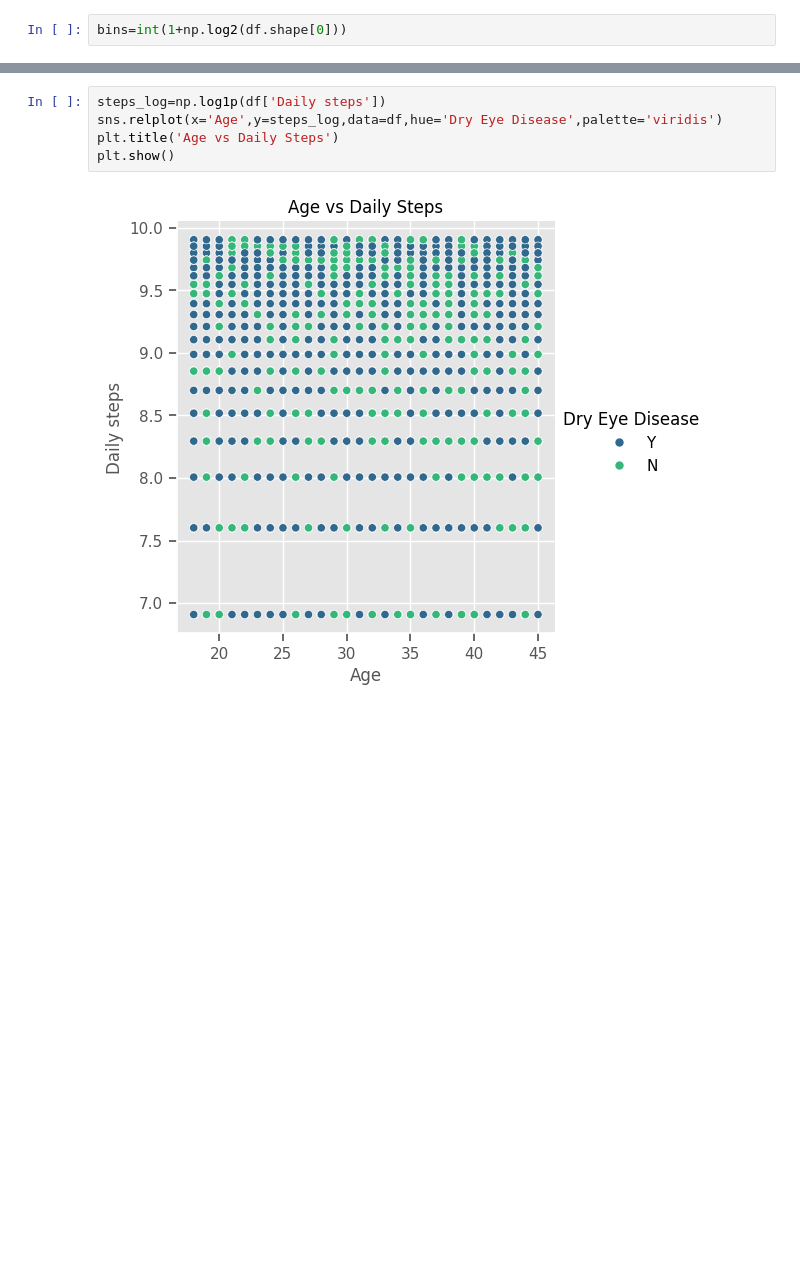
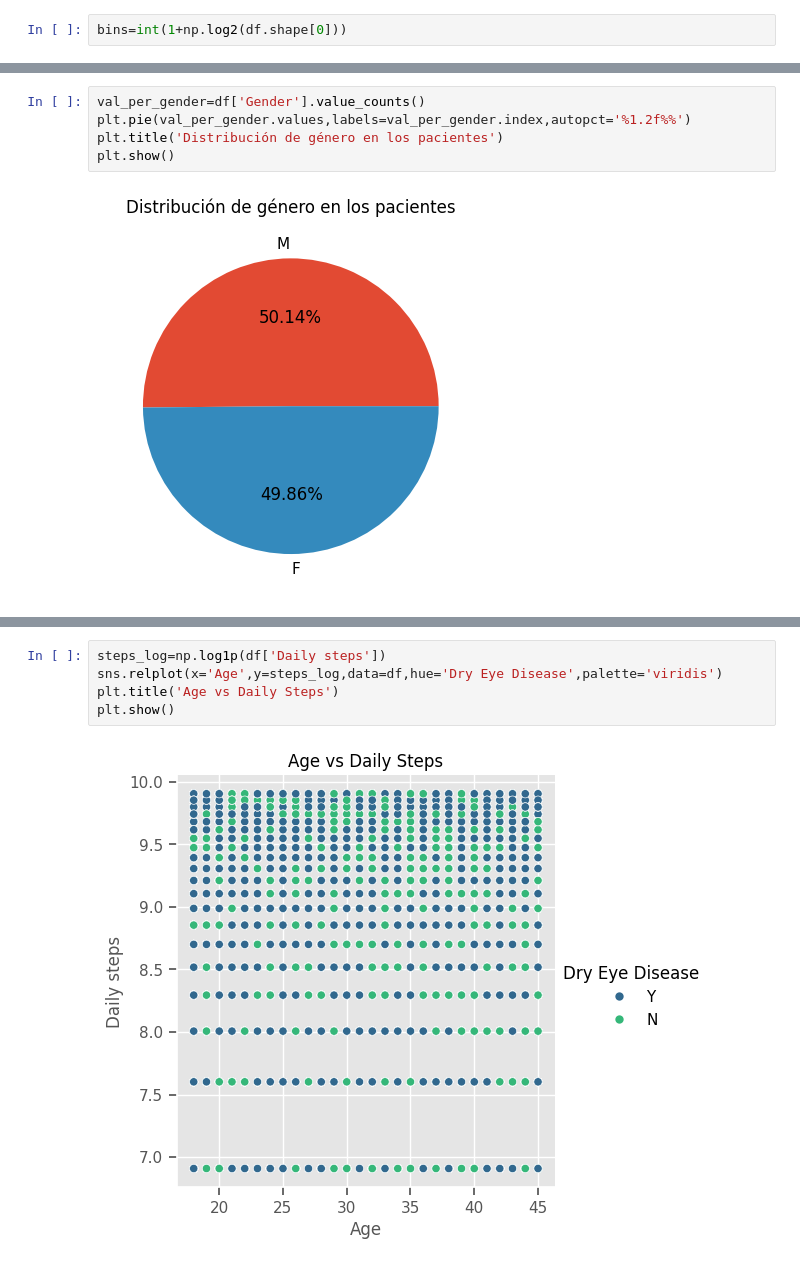
Before and after one commit to Jonkkeyler333/Deteccion_sindrome_ojo_seco, a Jupyter notebook: main.ipynb, the cells around one changed output, grey strips where cells are left out. Drawn from its saved outputs; the diff is of its cells as text; blank space fills up the shorter version.

```diff
--- a/main.ipynb
+++ b/main.ipynb
@@ -111,0 +118,7 @@ plt.show()
+# %%
+val_per_gender=df['Gender'].value_counts()
+plt.pie(val_per_gender.values,labels=val_per_gender.index,autopct='%1.2f%%')
+plt.title('Distribución de género en los pacientes')
+plt.show()
+# %% [output]
+[figure, added]
```
Also changed, not shown: parts of 14 cells of this notebook.
